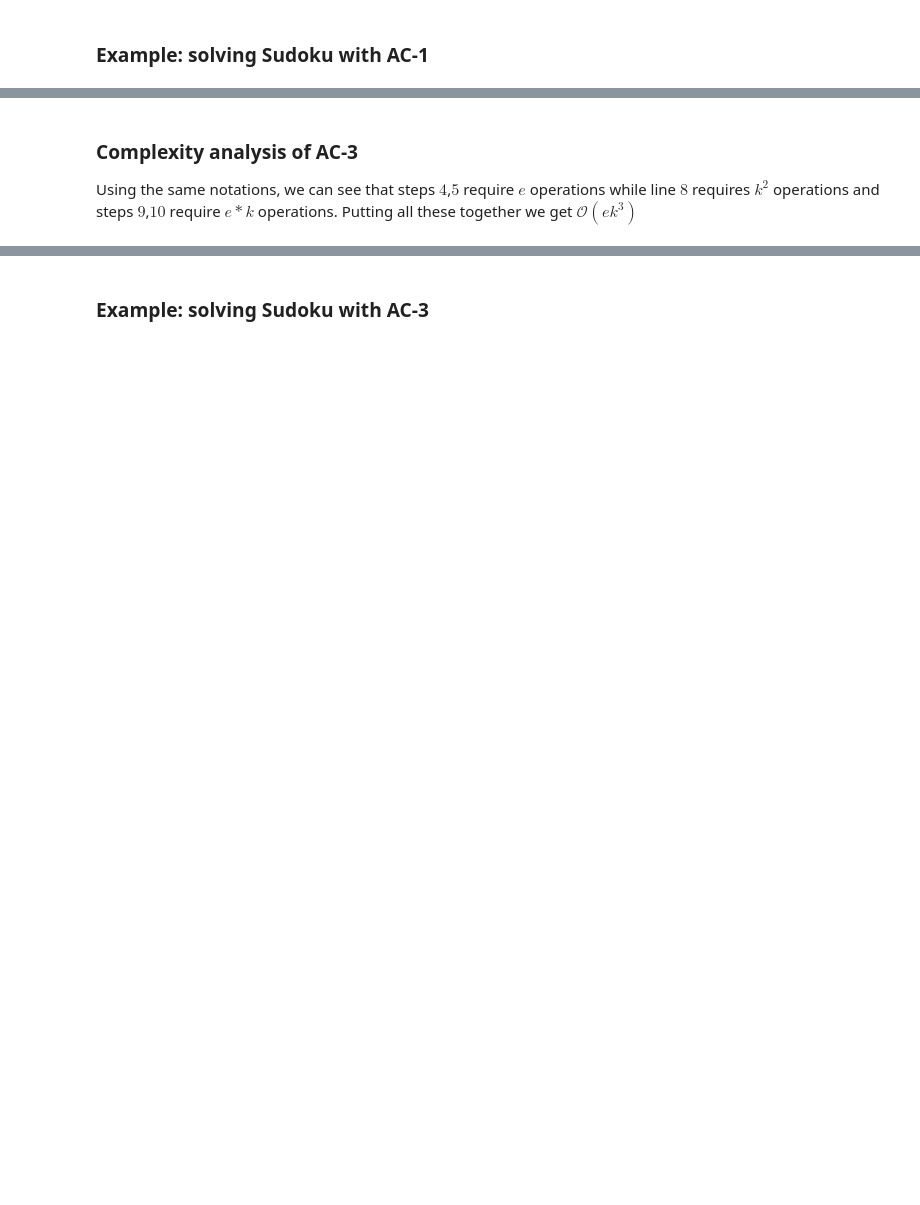
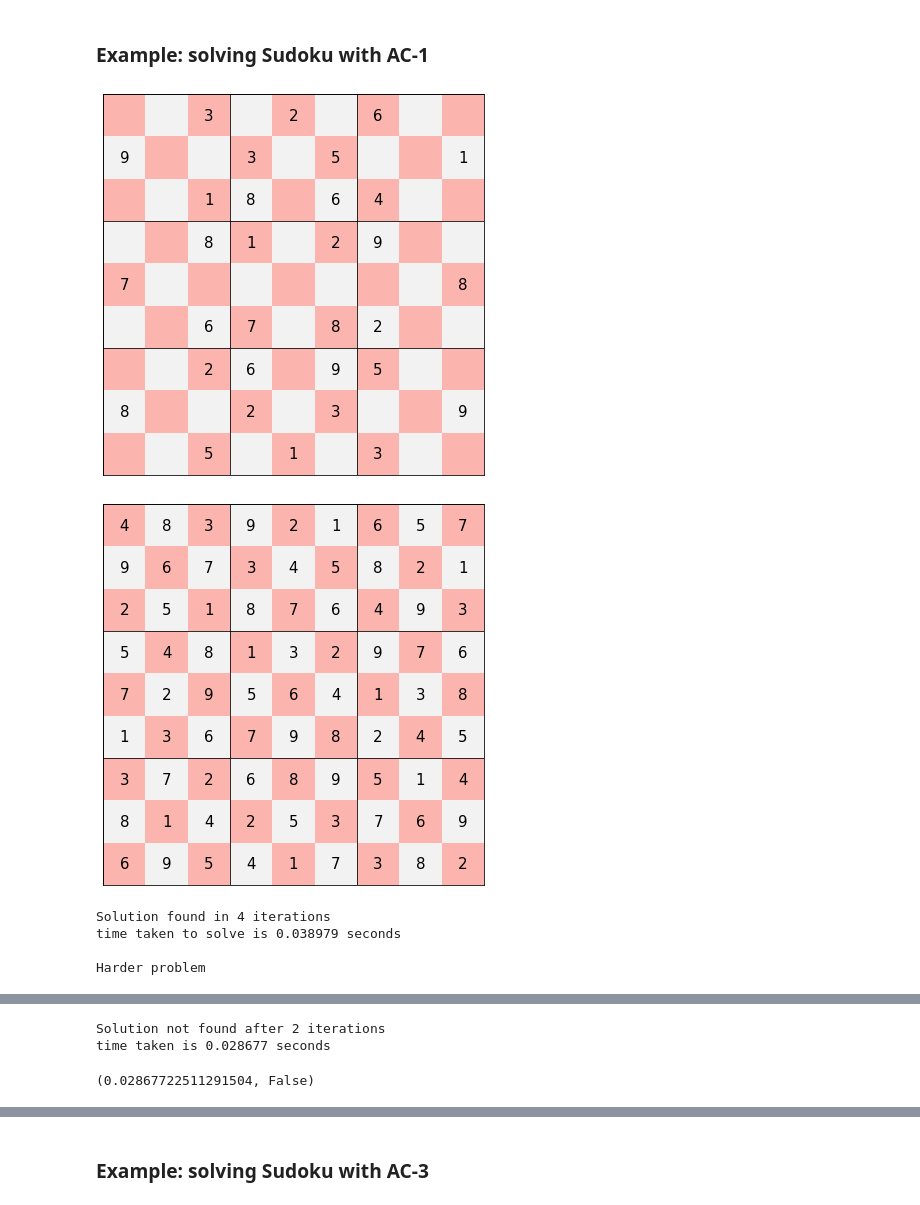
Before and after one commit to ToniRV/Constraint-Satisfaction-Notebook, a Jupyter notebook: CSPs.ipynb, the cells around one changed output, grey strips where cells are left out. Saved outputs shown, nothing was run; the diff lists cells and outputs as text; code cells hidden in the pictures; blank space fills up the shorter version.

```diff
--- a/CSPs.ipynb
+++ b/CSPs.ipynb
@@ -147,13 +162,20 @@ If k is the maximum number of values in a variables domain, then we can see that
 # %%
 easy1 = '..3.2.6..9..3.5..1..18.64....81.29..7.......8..67.82....26.95..8..2.3..9..5.1.3..'
 harder1 = '4173698.5.3..........7......2.....6.....8.4......1.......6.3.7.5..2.....1.4......'
 e = Sudoku(easy1)
 e.display(e.infer_assignment())
 
-implementAC1(e)
+implementAC1(e,pr=True)
 
 print('\nHarder problem\n')
 e = Sudoku(harder1)
 e.display(e.infer_assignment())
 
-implementAC1(e)
+implementAC1(e,pr=True)
+# %% [output]
+[figure, added]
+[figure, added]
+Solution found in 4 iterations
+time taken to solve is 0.038979 seconds
+
+Harder problem
@@ -160,3 +184,6 @@ implementAC1(e)
+Solution not found after 2 iterations
+time taken is 0.028677 seconds
+(0.02867722511291504, False)
 # %% [markdown]
 ## AC-3 <a name="ac3"></a>
 
@@ -164,7 +191,3 @@ implementAC1(e)
 In AC-1, the domain of a variable is changed by deleting the values in the variable’s domain that are arc inconsistent with another variable. We notice that everytime the domain of the variable shrinks, some equivalent values in other variables now become inconsistent. AC-1 doesn’t take advantage of this and hence it must be run iteratively until the domain of all the variables don’t change. AC-3, on the contrary, tries to take advantage of this fact by using a queue that has information about the next arcs to be checked based on the modifications made in the current iteration. This leads to a much faster constraint propagation. The algorithm is described below
 
 <img src="images/Algorithm_3.png">
-# %% [markdown]
-### Complexity analysis of AC-3 <a name="ac3_complexity"></a>
-
-Using the same notations, we can see that steps $4$,$5$ require $e$ operations while line $8$ requires $k^{2}$ operations and steps $9$,$10$ require $e*k$ operations. Putting all these together we get $\mathcal{O}(ek^{3})$
```
Also changed, not shown: parts of 12 cells of this notebook, 2 other files.
